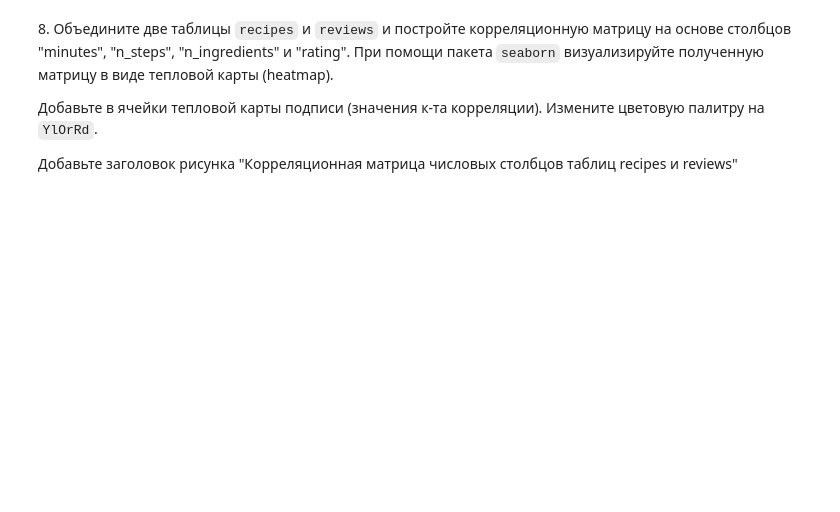
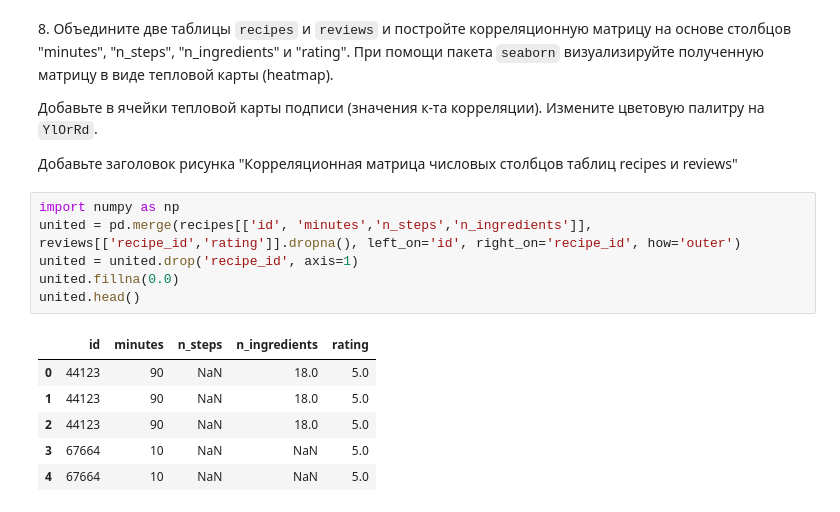
Before and after one commit to ms236566/-, a Jupyter notebook: 05_visualization_MoskvichevaOV.ipynb, the cells around one changed output. Drawn from its saved outputs; the diff is of its cells as text; blank space fills up the shorter version.

```diff
--- a/05_visualization_MoskvichevaOV.ipynb
+++ b/05_visualization_MoskvichevaOV.ipynb
@@ -412,3 +414,16 @@ AttributeError: 'DataFrame' object has no attribute 'displot'
 Добавьте в ячейки тепловой карты подписи (значения к-та корреляции). Измените цветовую палитру на `YlOrRd`.
 
 Добавьте заголовок рисунка "Корреляционная матрица числовых столбцов таблиц recipes и reviews"
+# %%
+import numpy as np
+united = pd.merge(recipes[['id', 'minutes','n_steps','n_ingredients']], reviews[['recipe_id','rating']].dropna(), left_on='id', right_on='recipe_id', how='outer')
+united = united.drop('recipe_id', axis=1)
+united.fillna(0.0)
+united.head()
+# %% [output]
+|  | id | minutes | n_steps | n_ingredients | rating |
+| 0 | 44123 | 90 | NaN | 18.0 | 5.0 |
+| 1 | 44123 | 90 | NaN | 18.0 | 5.0 |
+| 2 | 44123 | 90 | NaN | 18.0 | 5.0 |
+| 3 | 67664 | 10 | NaN | NaN | 5.0 |
+| 4 | 67664 | 10 | NaN | NaN | 5.0 |
```
Also changed, not shown: parts of 11 cells of this notebook.
